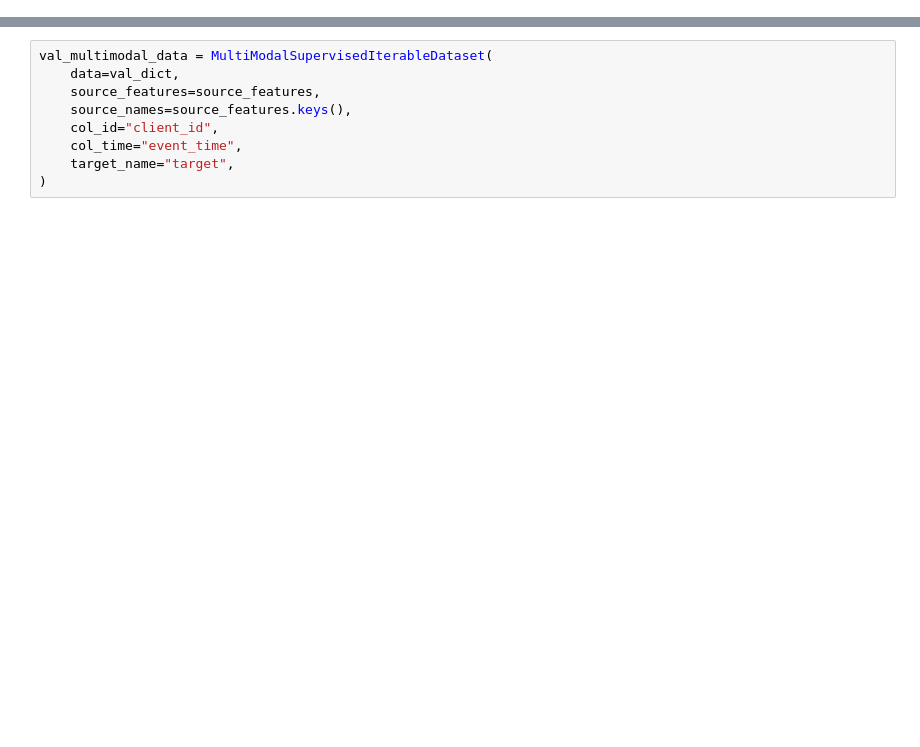
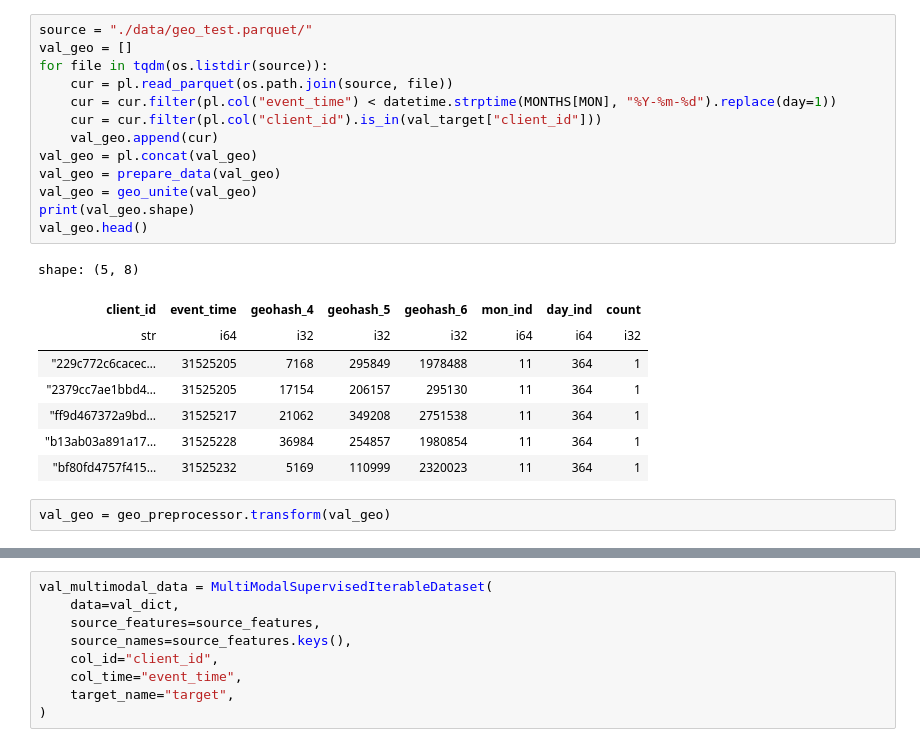
Before and after one commit to KonderLip/sber-hack-2024, a Jupyter notebook: multimodal.ipynb, the cells around one changed output, grey strips where cells are left out. Saved outputs shown, nothing was run; the diff lists cells and outputs as text; blank space fills up the shorter version.

```diff
--- a/multimodal.ipynb
+++ b/multimodal.ipynb
@@ -292,0 +395,24 @@ train_multimodal_data[0]
+# %%
+source = "./data/geo_test.parquet/"
+val_geo = []
+for file in tqdm(os.listdir(source)):
+    cur = pl.read_parquet(os.path.join(source, file))
+    cur = cur.filter(pl.col("event_time") < datetime.strptime(MONTHS[MON], "%Y-%m-%d").replace(day=1))
+    cur = cur.filter(pl.col("client_id").is_in(val_target["client_id"]))
+    val_geo.append(cur)
+val_geo = pl.concat(val_geo)
+val_geo = prepare_data(val_geo)
+val_geo = geo_unite(val_geo)
+print(val_geo.shape)
+val_geo.head()
+# %% [output]
+shape: (5, 8)
+| client_id | event_time | geohash_4 | geohash_5 | geohash_6 | mon_ind | day_ind | count |
+| str | i64 | i32 | i32 | i32 | i64 | i64 | i32 |
+| "229c772c6cacec… | 31525205 | 7168 | 295849 | 1978488 | 11 | 364 | 1 |
+| "2379cc7ae1bbd4… | 31525205 | 17154 | 206157 | 295130 | 11 | 364 | 1 |
+| "ff9d467372a9bd… | 31525217 | 21062 | 349208 | 2751538 | 11 | 364 | 1 |
+| "b13ab03a891a17… | 31525228 | 36984 | 254857 | 1980854 | 11 | 364 | 1 |
+| "bf80fd4757f415… | 31525232 | 5169 | 110999 | 2320023 | 11 | 364 | 1 |
+# %%
+val_geo = geo_preprocessor.transform(val_geo)
```
Also changed, not shown: parts of 127 cells of this notebook, 4 other files.
